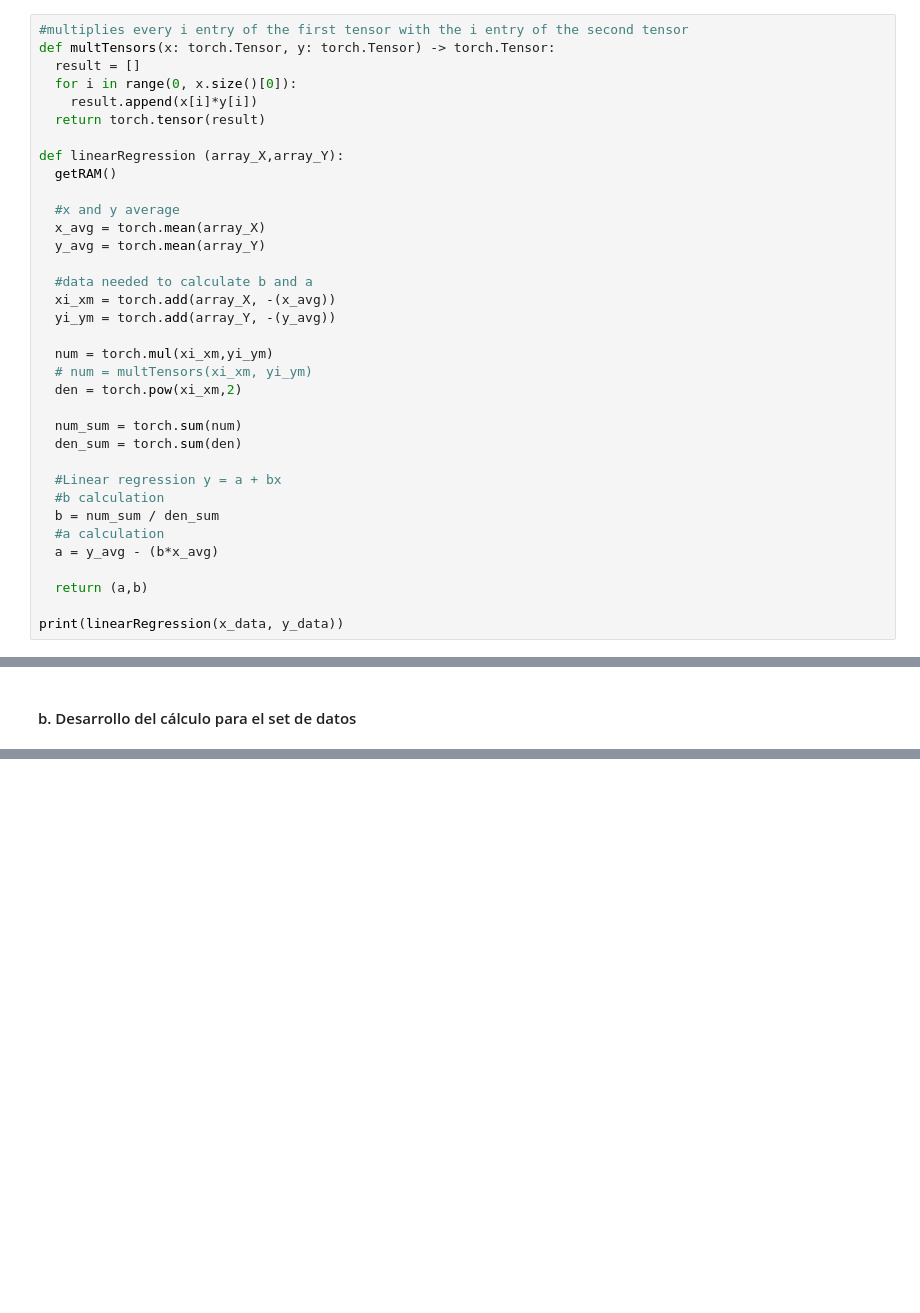
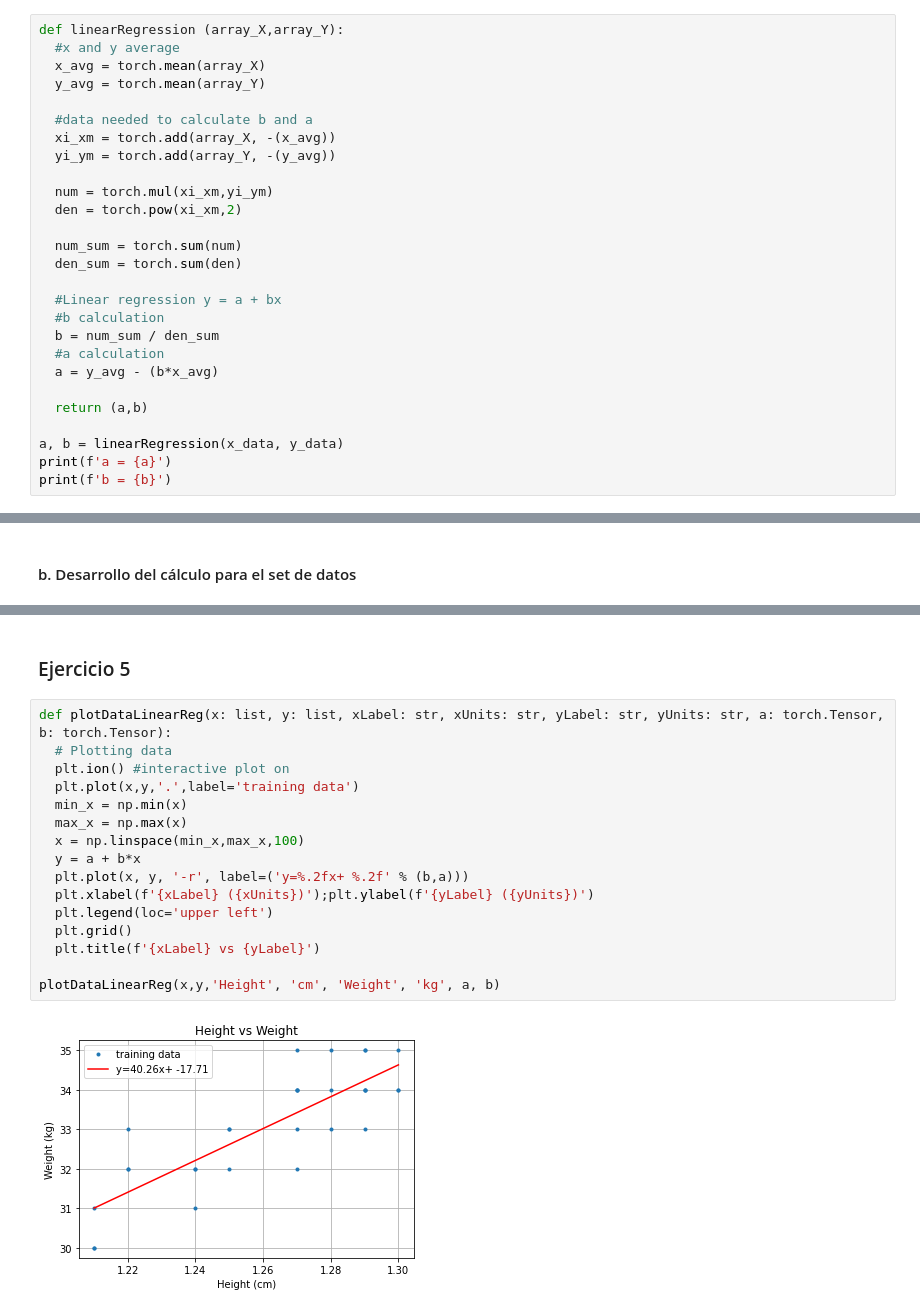
Before and after one commit to MAU143429/AI-Laboratories-IC6200, a Jupyter notebook: Lab1_LinearRegression.ipynb, the cells around one changed output, grey strips where cells are left out. Cells and saved outputs as stored; diff of their text form; blank space fills up the shorter version.

```diff
--- a/Lab1_LinearRegression.ipynb
+++ b/Lab1_LinearRegression.ipynb
@@ -60,14 +41,5 @@ def getRAM():
 # %%
-#multiplies every i entry of the first tensor with the i entry of the second tensor
-def multTensors(x: torch.Tensor, y: torch.Tensor) -> torch.Tensor:
-  result = []
-  for i in range(0, x.size()[0]):
-    result.append(x[i]*y[i])
-  return torch.tensor(result)
-
 def linearRegression (array_X,array_Y):
-  getRAM()
-
   #x and y average
   x_avg = torch.mean(array_X)
   y_avg = torch.mean(array_Y)
@@ -77,7 +49,6 @@ def linearRegression (array_X,array_Y):
   yi_ym = torch.add(array_Y, -(y_avg))
 
   num = torch.mul(xi_xm,yi_ym)
-  # num = multTensors(xi_xm, yi_ym)
   den = torch.pow(xi_xm,2)
 
   num_sum = torch.sum(num)
@@ -91,5 +62,7 @@ def linearRegression (array_X,array_Y):
 
   return (a,b)
 
-print(linearRegression(x_data, y_data))
+a, b = linearRegression(x_data, y_data)
+print(f'a = {a}')
+print(f'b = {b}')
 # %% [output]
@@ -170,0 +153,20 @@ De esta forma, para el caso del set de datos de la presentación vista en clase,
+# %% [markdown]
+### Ejercicio 5
+# %%
+def plotDataLinearReg(x: list, y: list, xLabel: str, xUnits: str, yLabel: str, yUnits: str, a: torch.Tensor, b: torch.Tensor):
+  # Plotting data
+  plt.ion() #interactive plot on
+  plt.plot(x,y,'.',label='training data')
+  min_x = np.min(x)
+  max_x = np.max(x)
+  x = np.linspace(min_x,max_x,100)
+  y = a + b*x
+  plt.plot(x, y, '-r', label=('y=%.2fx+ %.2f' % (b,a)))
+  plt.xlabel(f'{xLabel} ({xUnits})');plt.ylabel(f'{yLabel} ({yUnits})')
+  plt.legend(loc='upper left')
+  plt.grid()
+  plt.title(f'{xLabel} vs {yLabel}')
+
+plotDataLinearReg(x,y,'Height', 'cm', 'Weight', 'kg', a, b)
+# %% [output]
+[figure, added]
```
Also changed, not shown: parts of 8 cells of this notebook.
